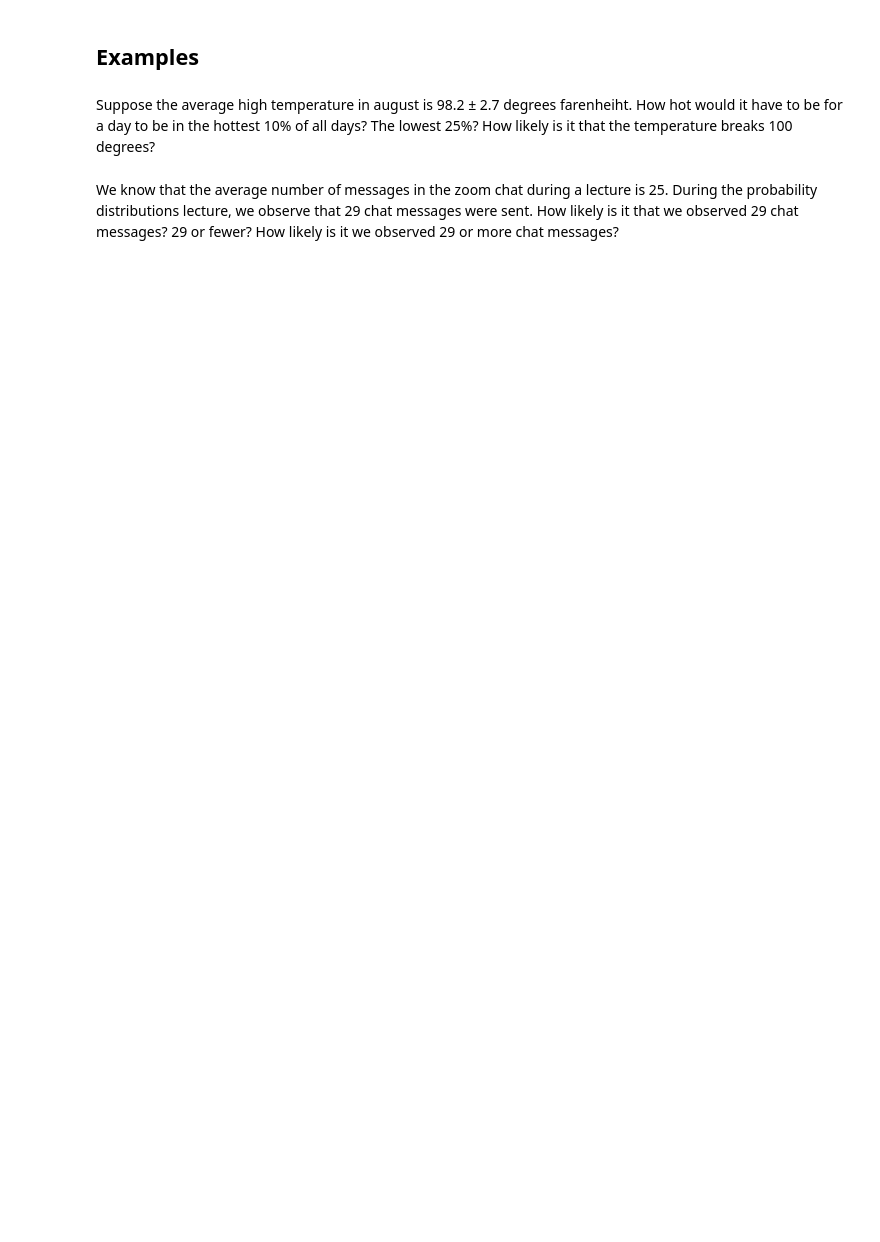
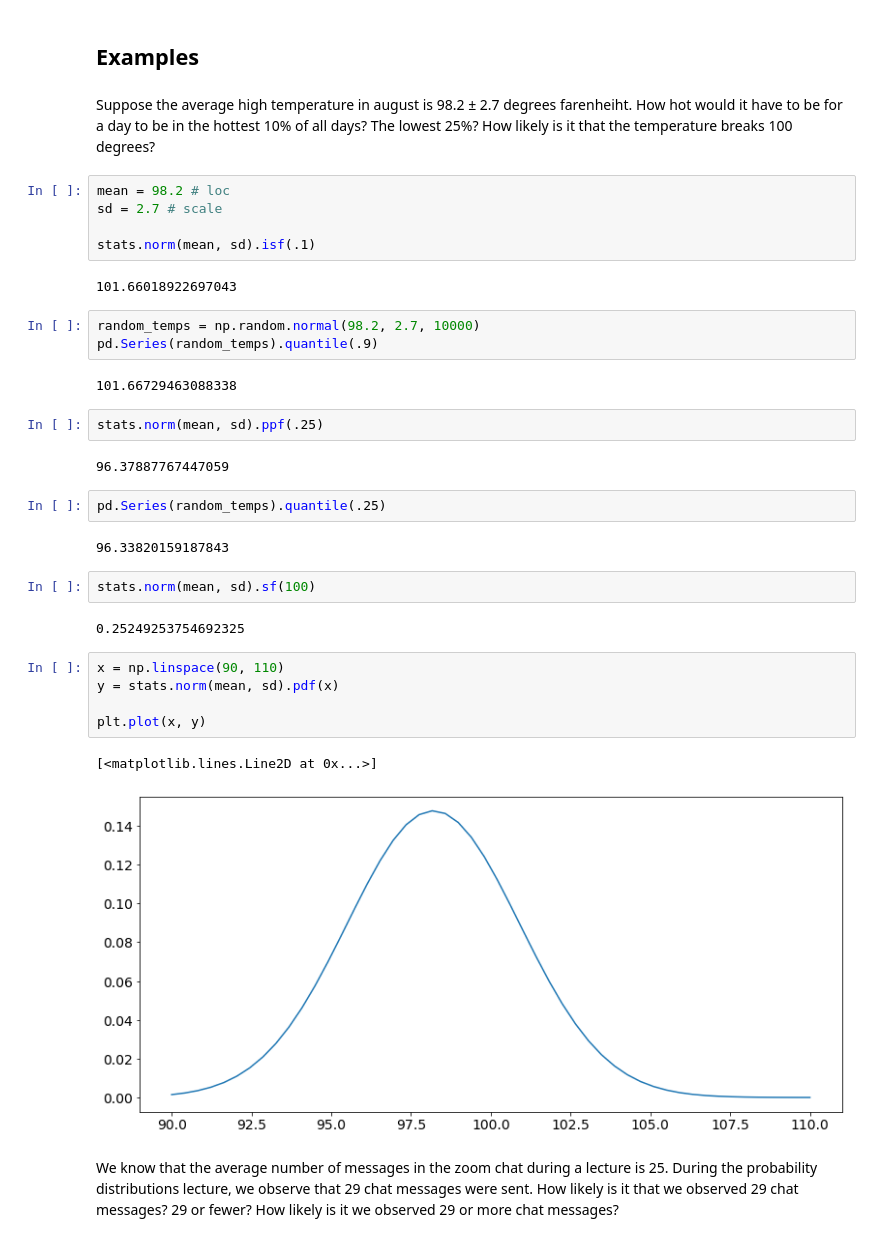
Before and after one commit to CodeupClassroom/darden-statistics-exercises, a Jupyter notebook: probability_distributions_lesson.ipynb, the cells around one changed output. Saved outputs shown, nothing was run; the diff lists cells and outputs as text; blank space fills up the shorter version.

```diff
--- a/probability_distributions_lesson.ipynb
+++ b/probability_distributions_lesson.ipynb
@@ -60,5 +131,37 @@ Demo: using distribution methods
 ## Examples
 # %% [markdown]
 Suppose the average high temperature in august is 98.2 ± 2.7 degrees farenheiht. How hot would it have to be for a day to be in the hottest 10% of all days? The lowest 25%? How likely is it that the temperature breaks 100 degrees?
+# %%
+mean = 98.2 # loc
+sd = 2.7 # scale
+
+stats.norm(mean, sd).isf(.1)
+# %% [output]
+101.66018922697043
+# %%
+random_temps = np.random.normal(98.2, 2.7, 10000)
+pd.Series(random_temps).quantile(.9)
+# %% [output]
+101.66729463088338
+# %%
+stats.norm(mean, sd).ppf(.25)
+# %% [output]
+96.37887767447059
+# %%
+pd.Series(random_temps).quantile(.25)
+# %% [output]
+96.33820159187843
+# %%
+stats.norm(mean, sd).sf(100)
+# %% [output]
+0.25249253754692325
+# %%
+x = np.linspace(90, 110)
+y = stats.norm(mean, sd).pdf(x)
+
+plt.plot(x, y)
+# %% [output]
+[<matplotlib.lines.Line2D at 0x...>]
+[figure, added]
 # %% [markdown]
 We know that the average number of messages in the zoom chat during a lecture is 25. During the probability distributions lecture, we observe that 29 chat messages were sent. How likely is it that we observed 29 chat messages? 29 or fewer? How likely is it we observed 29 or more chat messages?
```
Also changed, not shown: parts of 27 cells of this notebook.
